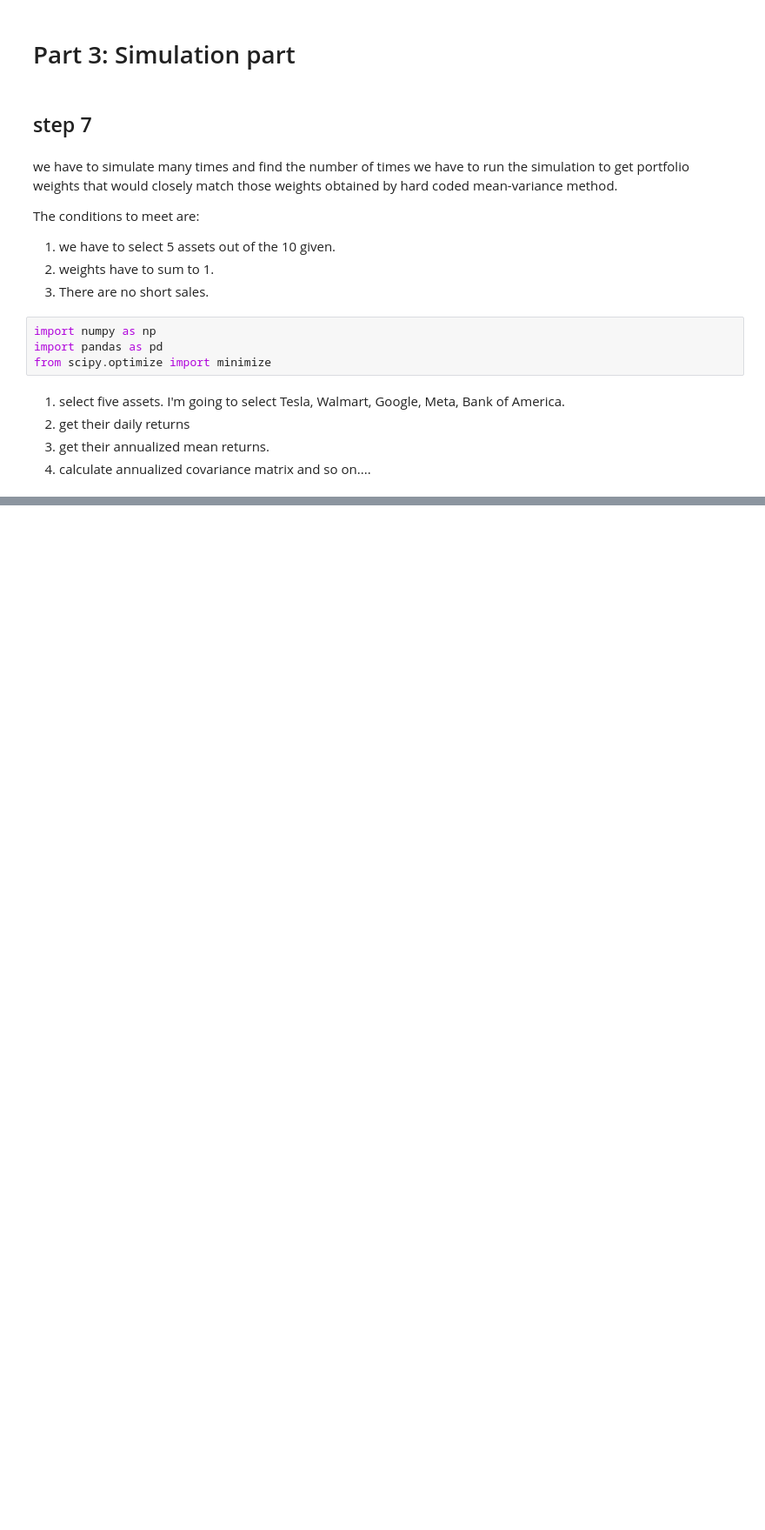
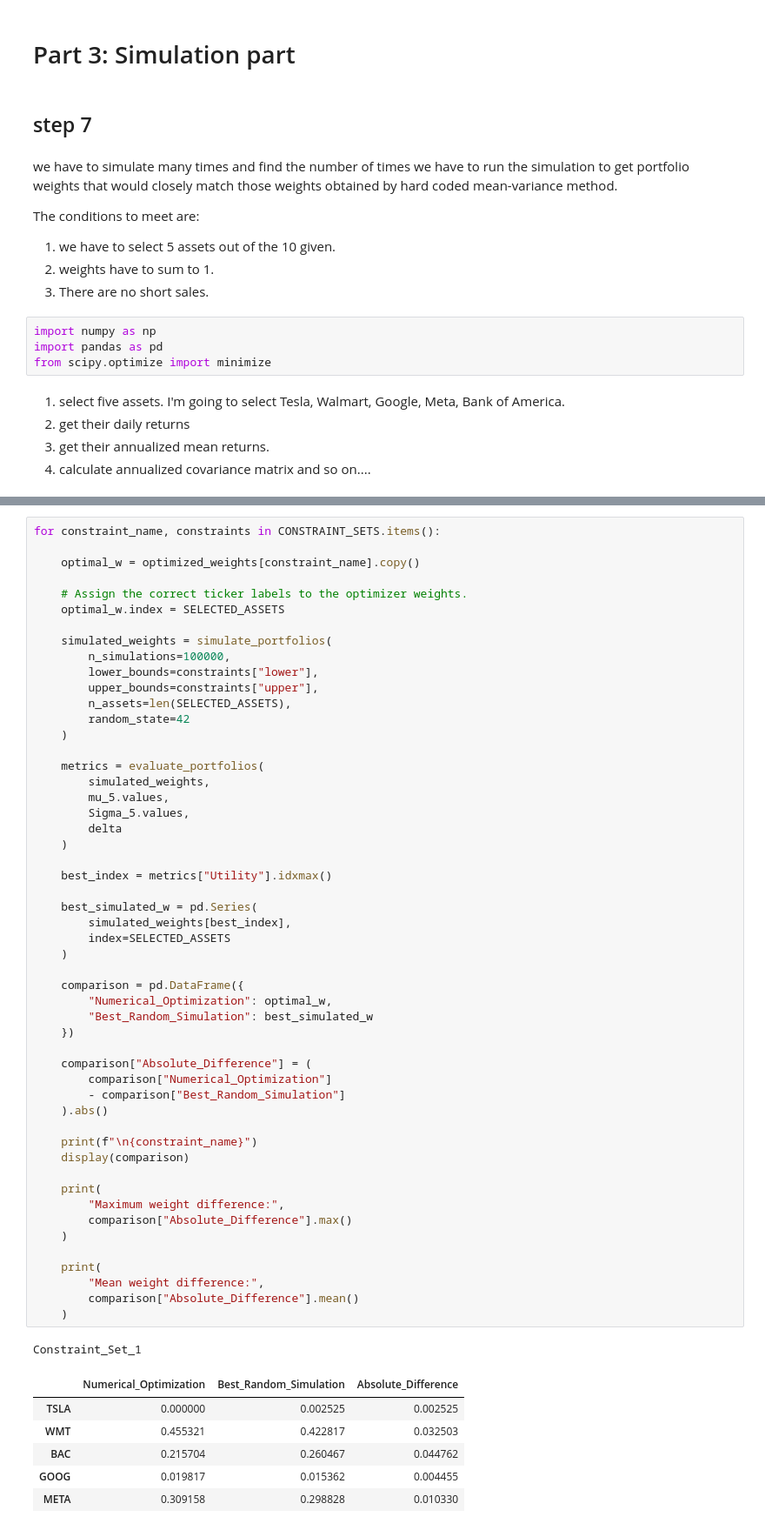
Before and after one commit to George7531/Portfolio_Management, a Jupyter notebook: Group_19296_MScFE_652_Portfolio_Management_Project_1.ipynb, the cells around one changed output, grey strips where cells are left out. Shown at 87% size. Saved outputs shown, nothing was run; the diff lists cells and outputs as text; blank space fills up the shorter version.

```diff
--- a/Group_19296_MScFE_652_Portfolio_Management_Project_1.ipynb
+++ b/Group_19296_MScFE_652_Portfolio_Management_Project_1.ipynb
@@ -1481,0 +1868,60 @@ nice,
+# %%
+for constraint_name, constraints in CONSTRAINT_SETS.items():
+
+    optimal_w = optimized_weights[constraint_name].copy()
+
+    # Assign the correct ticker labels to the optimizer weights.
+    optimal_w.index = SELECTED_ASSETS
+
+    simulated_weights = simulate_portfolios(
+        n_simulations=100000,
+        lower_bounds=constraints["lower"],
+        upper_bounds=constraints["upper"],
+        n_assets=len(SELECTED_ASSETS),
+        random_state=42
+    )
+
+    metrics = evaluate_portfolios(
+        simulated_weights,
+        mu_5.values,
+        Sigma_5.values,
+        delta
+    )
+
+    best_index = metrics["Utility"].idxmax()
+
+    best_simulated_w = pd.Series(
+        simulated_weights[best_index],
+        index=SELECTED_ASSETS
+    )
+
+    comparison = pd.DataFrame({
+        "Numerical_Optimization": optimal_w,
+        "Best_Random_Simulation": best_simulated_w
+    })
+
+    comparison["Absolute_Difference"] = (
+        comparison["Numerical_Optimization"]
+        - comparison["Best_Random_Simulation"]
+    ).abs()
+
+    print(f"\n{constraint_name}")
+    display(comparison)
+
+    print(
+        "Maximum weight difference:",
+        comparison["Absolute_Difference"].max()
+    )
+
+    print(
+        "Mean weight difference:",
+        comparison["Absolute_Difference"].mean()
+    )
+# %% [output]
+Constraint_Set_1
+|  | Numerical_Optimization | Best_Random_Simulation | Absolute_Difference |
+| TSLA | 0.000000 | 0.002525 | 0.002525 |
+| WMT | 0.455321 | 0.422817 | 0.032503 |
+| BAC | 0.215704 | 0.260467 | 0.044762 |
+| GOOG | 0.019817 | 0.015362 | 0.004455 |
+| META | 0.309158 | 0.298828 | 0.010330 |
```
Also changed, not shown: parts of 35 cells of this notebook.
